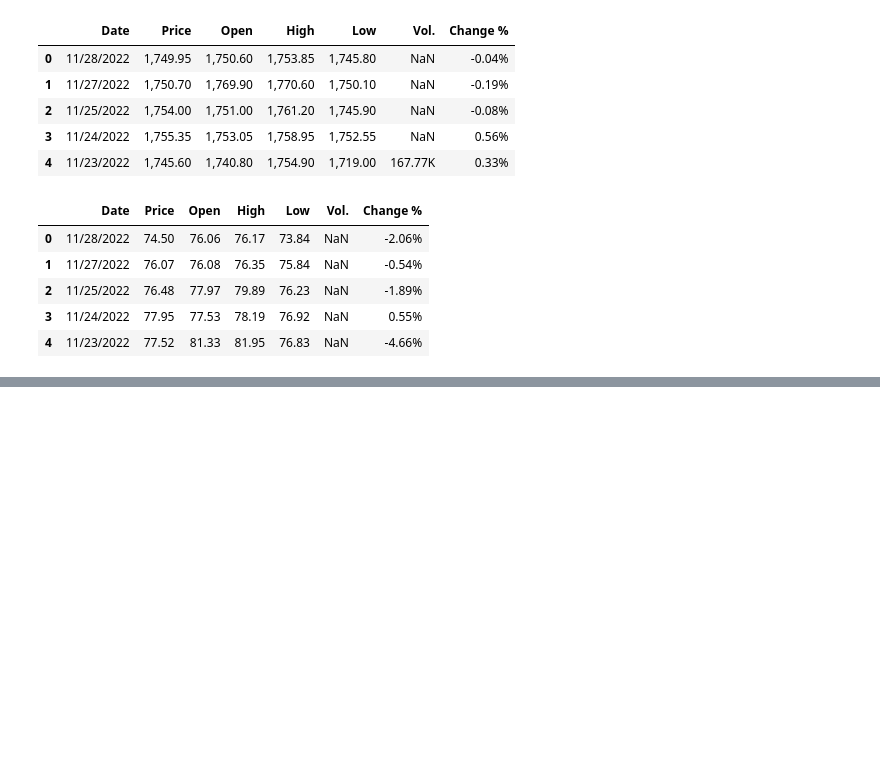
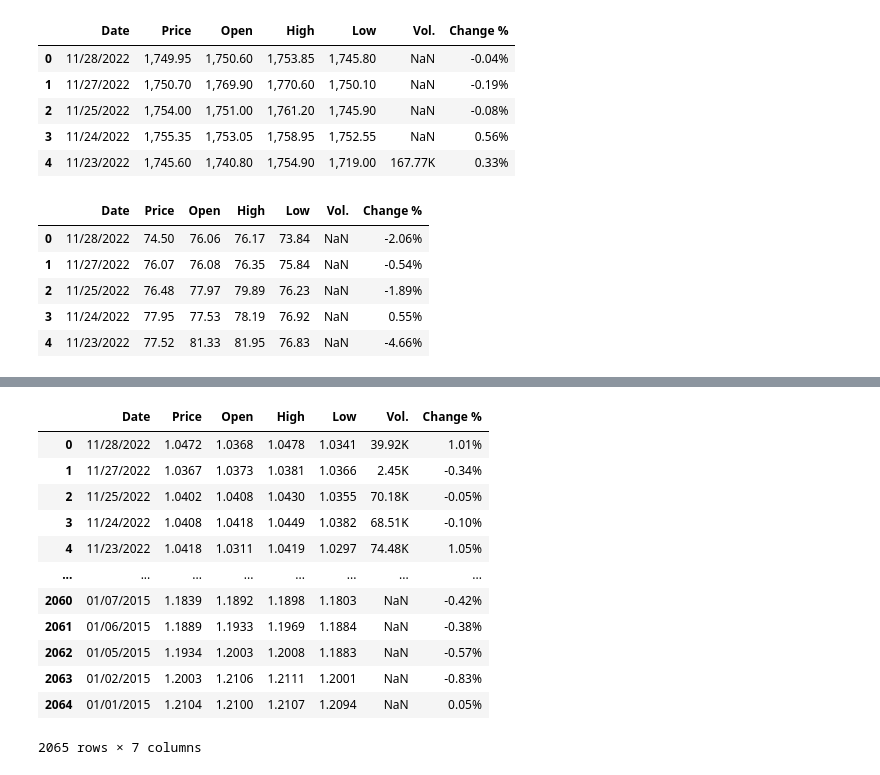
Before and after one commit to RyanKusnadi/data-engineering-pipeline-predicting-SNP500-price, a Jupyter notebook: ETL of Historical CSV data.ipynb, the cells around one changed output, grey strips where cells are left out. Drawn from its saved outputs; the diff is of its cells as text; code cells hidden in the pictures; blank space fills up the shorter version.

```diff
--- a/ETL of Historical CSV data.ipynb
+++ b/ETL of Historical CSV data.ipynb
@@ -84,0 +104,17 @@ df_snp500_price.rename(columns={"High":"SNP500_High", "Low":"SNP500_Low"})
+# %%
+df_usd_euro_rate = pd.read_csv("EUR_USD Historical Data.csv")
+df_usd_euro_rate
+# %% [output]
+|  | Date | Price | Open | High | Low | Vol. | Change % |
+| 0 | 11/28/2022 | 1.0472 | 1.0368 | 1.0478 | 1.0341 | 39.92K | 1.01% |
+| 1 | 11/27/2022 | 1.0367 | 1.0373 | 1.0381 | 1.0366 | 2.45K | -0.34% |
+| 2 | 11/25/2022 | 1.0402 | 1.0408 | 1.0430 | 1.0355 | 70.18K | -0.05% |
+| 3 | 11/24/2022 | 1.0408 | 1.0418 | 1.0449 | 1.0382 | 68.51K | -0.10% |
+| 4 | 11/23/2022 | 1.0418 | 1.0311 | 1.0419 | 1.0297 | 74.48K | 1.05% |
+| ... | ... | ... | ... | ... | ... | ... | ... |
+| 2060 | 01/07/2015 | 1.1839 | 1.1892 | 1.1898 | 1.1803 | NaN | -0.42% |
+| 2061 | 01/06/2015 | 1.1889 | 1.1933 | 1.1969 | 1.1884 | NaN | -0.38% |
+| 2062 | 01/05/2015 | 1.1934 | 1.2003 | 1.2008 | 1.1883 | NaN | -0.57% |
+| 2063 | 01/02/2015 | 1.2003 | 1.2106 | 1.2111 | 1.2001 | NaN | -0.83% |
+| 2064 | 01/01/2015 | 1.2104 | 1.2100 | 1.2107 | 1.2094 | NaN | 0.05% |
+2065 rows × 7 columns
```
Also changed, not shown: parts of 13 cells of this notebook, 3 other files.
